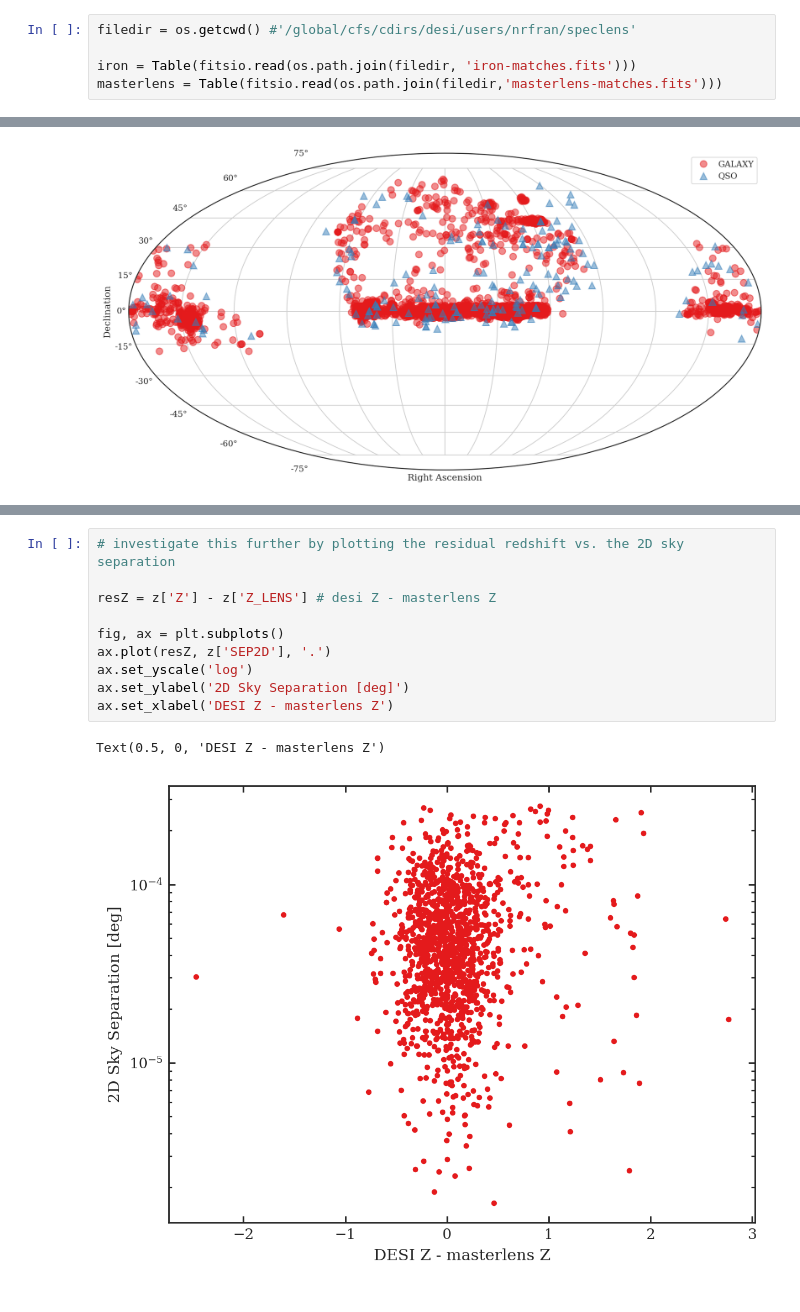
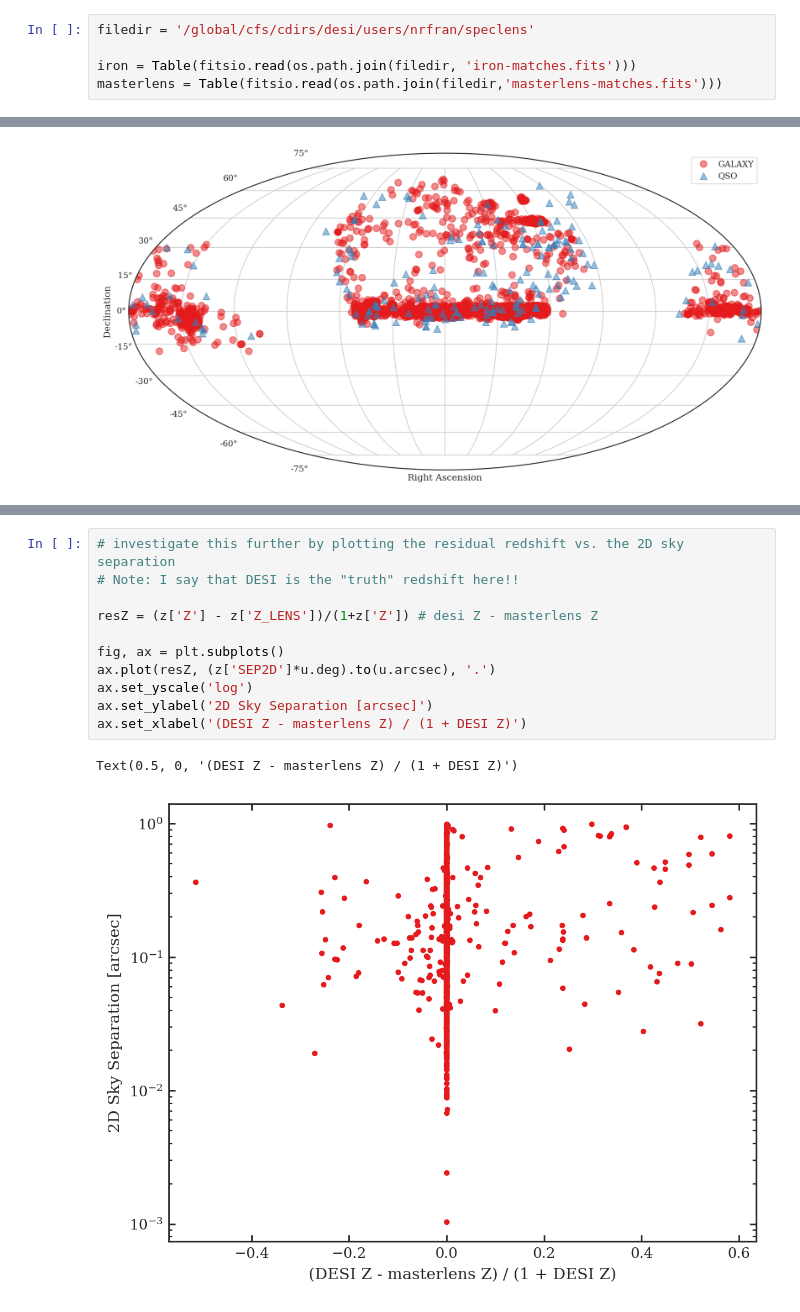
Before and after one commit to noahfranz13/SpecLens, a Jupyter notebook: FindLenses/crossmatch-analysis.ipynb, the cells around one changed output, grey strips where cells are left out. Drawn from its saved outputs; the diff is of its cells as text.

```diff
--- a/FindLenses/crossmatch-analysis.ipynb
+++ b/FindLenses/crossmatch-analysis.ipynb
@@ -29,7 +29,7 @@ plt.rcParams['ytick.major.size'] = 4
 plt.rcParams['xtick.minor.size'] = 2
 plt.rcParams['ytick.minor.size'] = 2
 # %%
-filedir = os.getcwd() #'/global/cfs/cdirs/desi/users/nrfran/speclens'
+filedir = '/global/cfs/cdirs/desi/users/nrfran/speclens'
 
 iron = Table(fitsio.read(os.path.join(filedir, 'iron-matches.fits')))
 masterlens = Table(fitsio.read(os.path.join(filedir,'masterlens-matches.fits')))
@@ -151,13 +151,14 @@ fig.savefig('redshift-comparison-2dhist.png',
 # %%
 # investigate this further by plotting the residual redshift vs. the 2D sky separation
+# Note: I say that DESI is the "truth" redshift here!!
 
-resZ = z['Z'] - z['Z_LENS'] # desi Z - masterlens Z
+resZ = (z['Z'] - z['Z_LENS'])/(1+z['Z']) # desi Z - masterlens Z
 
 fig, ax = plt.subplots()
-ax.plot(resZ, z['SEP2D'], '.')
+ax.plot(resZ, (z['SEP2D']*u.deg).to(u.arcsec), '.')
 ax.set_yscale('log')
-ax.set_ylabel('2D Sky Separation [deg]')
-ax.set_xlabel('DESI Z - masterlens Z')
+ax.set_ylabel('2D Sky Separation [arcsec]')
+ax.set_xlabel('(DESI Z - masterlens Z) / (1 + DESI Z)')
 # %% [output]
-Text(0.5, 0, 'DESI Z - masterlens Z')
+Text(0.5, 0, '(DESI Z - masterlens Z) / (1 + DESI Z)')
-[figure, old version]
+[figure, new version]
```
Also changed, not shown: parts of 2 cells of this notebook, 6 other files.
